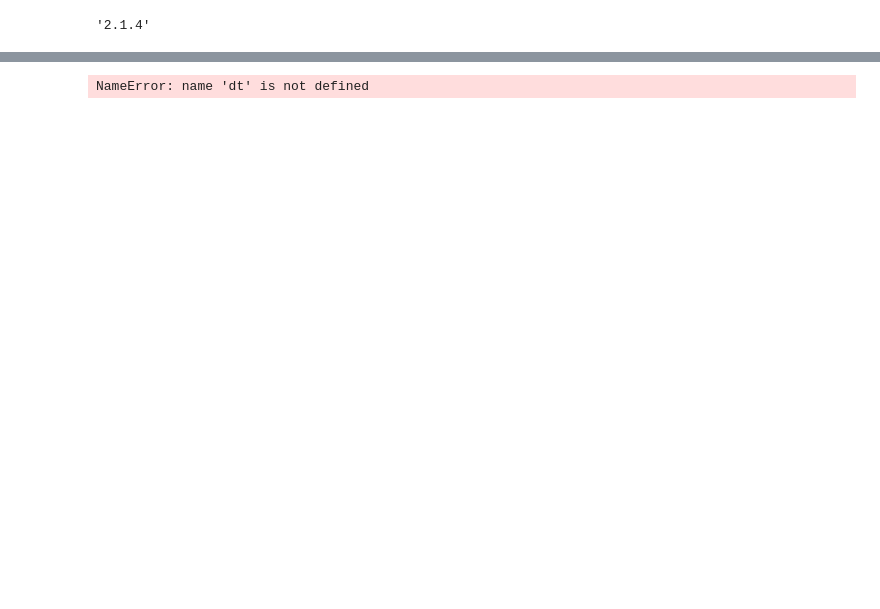
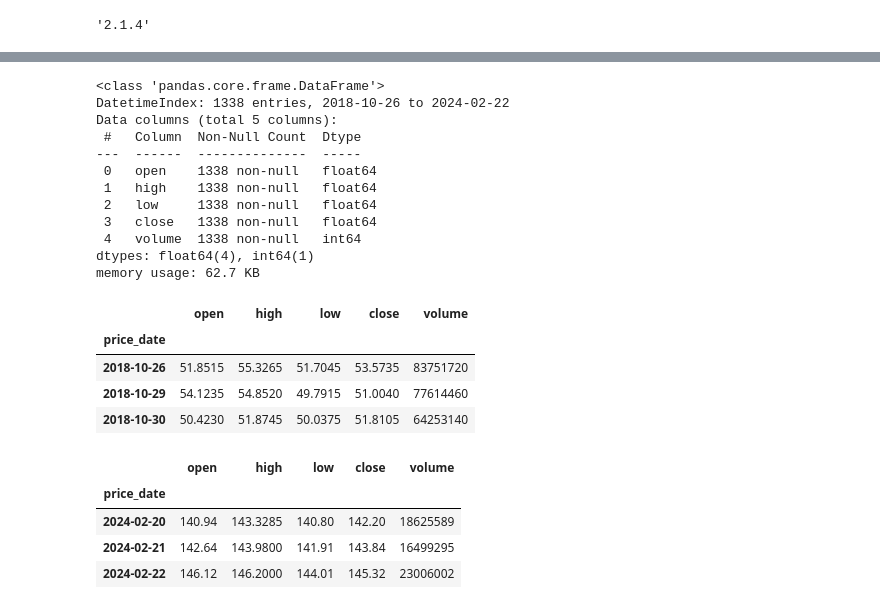
Before and after one commit to RobBebb/securities_notebooks, a Jupyter notebook: jupyter/moving_average_crossover_signals.ipynb, the cells around one changed output, grey strips where cells are left out. Drawn from its saved outputs; the diff is of its cells as text; code cells hidden in the pictures; blank space fills up the shorter version.

```diff
--- a/jupyter/moving_average_crossover_signals.ipynb
+++ b/jupyter/moving_average_crossover_signals.ipynb
@@ -30,16 +28,37 @@ postgresql+psycopg2://securities:securities@localhost:5432/securities
 # %%
 ticker = 'GOOG'
 num_of_years = 6
 start_date = dt.datetime.now() - dt.timedelta(int(365.25 * num_of_years))
 start_date = dt.datetime.strftime(start_date, "%Y-%m-%d")
 end_date = dt.datetime.now()
 end_date = dt.datetime.strftime(end_date, "%Y-%m-%d")
-df = retrieve_ticker_data(conn,ticker=ticker, start_date=start_date, end_date=end_date)
+df = retrieve_ticker_data_from_to(conn,ticker=ticker, start_date=start_date, end_date=end_date)
 df.info()
 df.head(3)
 df.tail(3)
 # %% [output]
-NameError: name 'dt' is not defined
+<class 'pandas.core.frame.DataFrame'>
+DatetimeIndex: 1338 entries, 2018-10-26 to 2024-02-22
+Data columns (total 5 columns):
+ #   Column  Non-Null Count  Dtype
+---  ------  --------------  -----
+ 0   open    1338 non-null   float64
+ 1   high    1338 non-null   float64
+ 2   low     1338 non-null   float64
+ 3   close   1338 non-null   float64
+ 4   volume  1338 non-null   int64
+dtypes: float64(4), int64(1)
+memory usage: 62.7 KB
+|  | open | high | low | close | volume |
+| price_date |  |  |  |  |  |
+| 2018-10-26 | 51.8515 | 55.3265 | 51.7045 | 53.5735 | 83751720 |
+| 2018-10-29 | 54.1235 | 54.8520 | 49.7915 | 51.0040 | 77614460 |
+| 2018-10-30 | 50.4230 | 51.8745 | 50.0375 | 51.8105 | 64253140 |
+|  | open | high | low | close | volume |
+| price_date |  |  |  |  |  |
+| 2024-02-20 | 140.94 | 143.3285 | 140.80 | 142.20 | 18625589 |
+| 2024-02-21 | 142.64 | 143.9800 | 141.91 | 143.84 | 16499295 |
+| 2024-02-22 | 146.12 | 146.2000 | 144.01 | 145.32 | 23006002 |
 # %%
 df.ta.sma(length=50,append=True)
 df.ta.sma(length=200,append=True)
```
Also changed, not shown: parts of 5 cells of this notebook, 7 other files.
